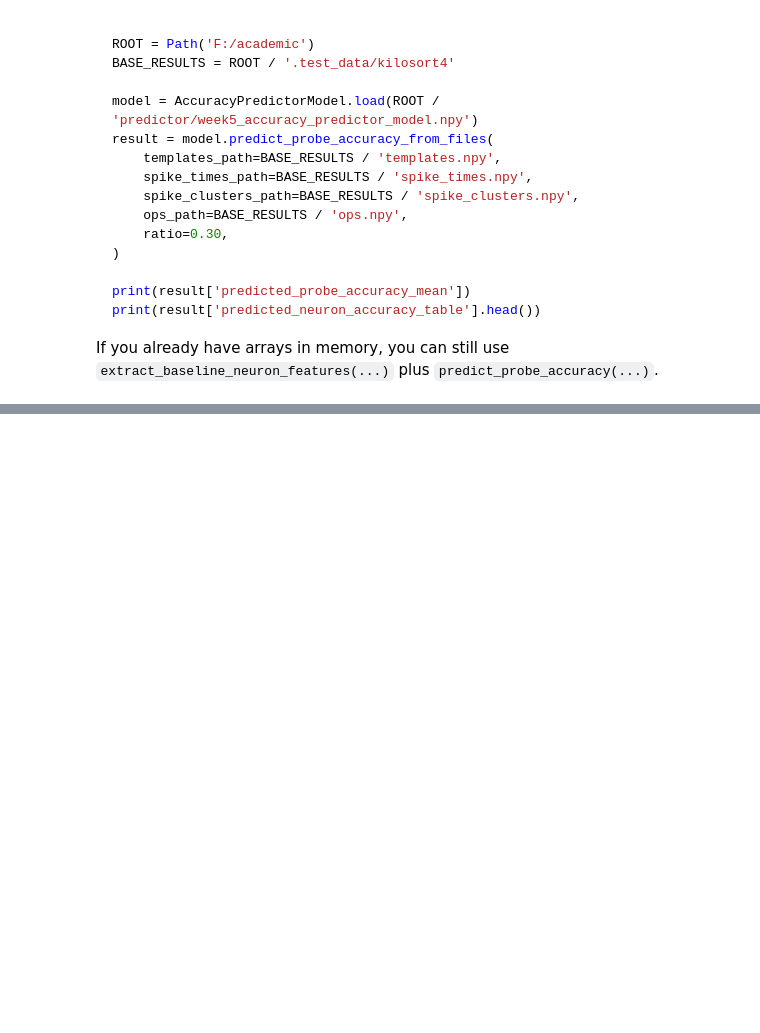
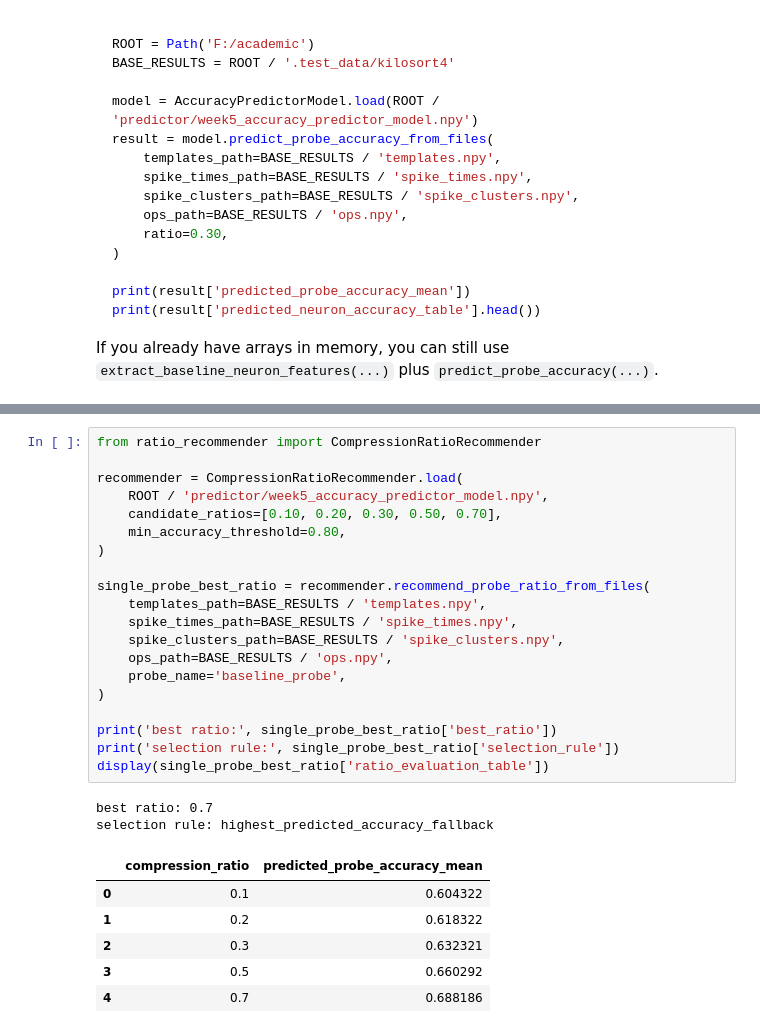
Before and after one commit to baipin/SpikeSort, a Jupyter notebook: 5.ipynb, the cells around one changed output, grey strips where cells are left out. Cells and saved outputs as stored; diff of their text form; blank space fills up the shorter version.

```diff
--- a/5.ipynb
+++ b/5.ipynb
@@ -578,0 +618,29 @@ If you already have arrays in memory, you can still use `extract_baseline_neuron
+# %%
+from ratio_recommender import CompressionRatioRecommender
+
+recommender = CompressionRatioRecommender.load(
+    ROOT / 'predictor/week5_accuracy_predictor_model.npy',
+    candidate_ratios=[0.10, 0.20, 0.30, 0.50, 0.70],
+    min_accuracy_threshold=0.80,
+)
+
+single_probe_best_ratio = recommender.recommend_probe_ratio_from_files(
+    templates_path=BASE_RESULTS / 'templates.npy',
+    spike_times_path=BASE_RESULTS / 'spike_times.npy',
+    spike_clusters_path=BASE_RESULTS / 'spike_clusters.npy',
+    ops_path=BASE_RESULTS / 'ops.npy',
+    probe_name='baseline_probe',
+)
+
+print('best ratio:', single_probe_best_ratio['best_ratio'])
+print('selection rule:', single_probe_best_ratio['selection_rule'])
+display(single_probe_best_ratio['ratio_evaluation_table'])
+# %% [output]
+best ratio: 0.7
+selection rule: highest_predicted_accuracy_fallback
+|  | compression_ratio | predicted_probe_accuracy_mean |
+| 0 | 0.1 | 0.604322 |
+| 1 | 0.2 | 0.618322 |
+| 2 | 0.3 | 0.632321 |
+| 3 | 0.5 | 0.660292 |
+| 4 | 0.7 | 0.688186 |
```
Also changed, not shown: parts of 3 cells of this notebook, 1 other file.
